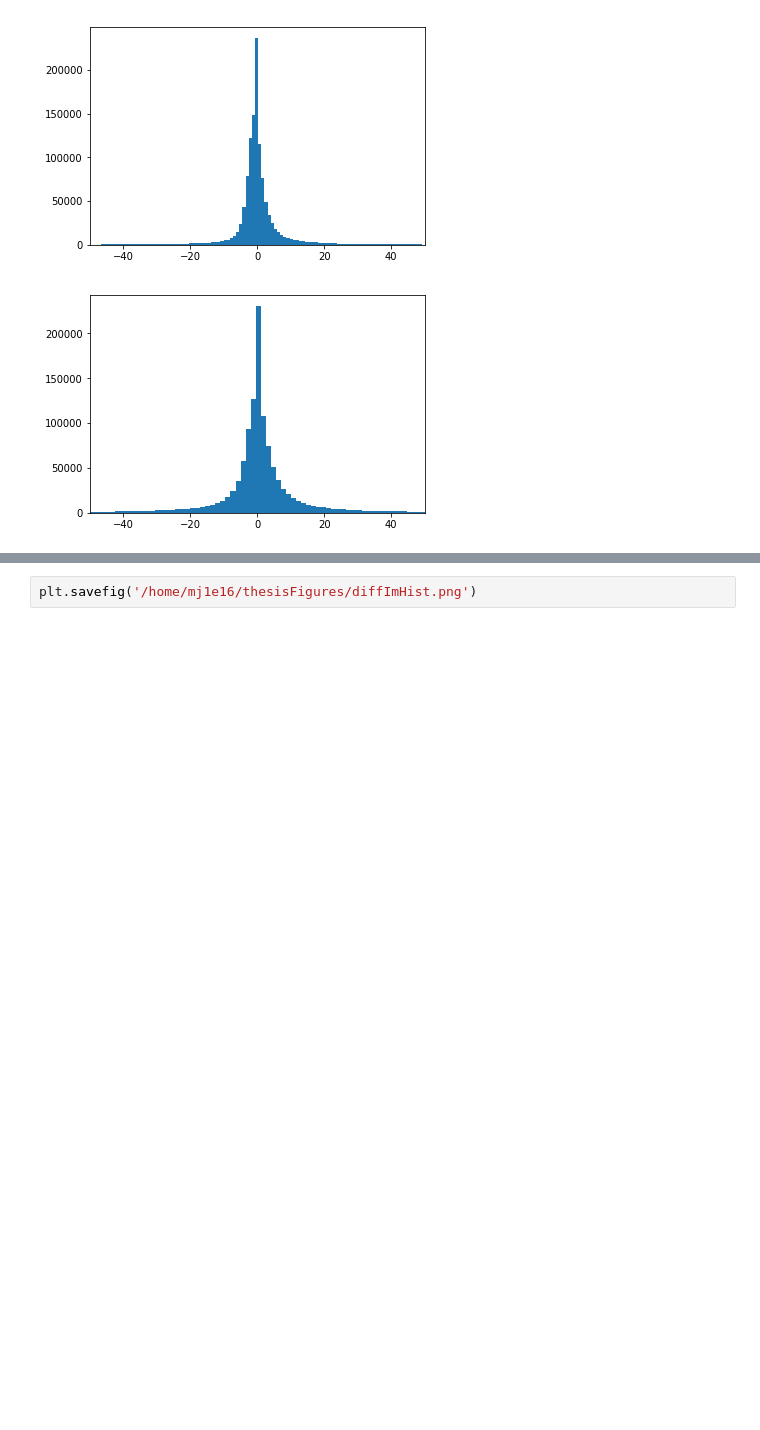
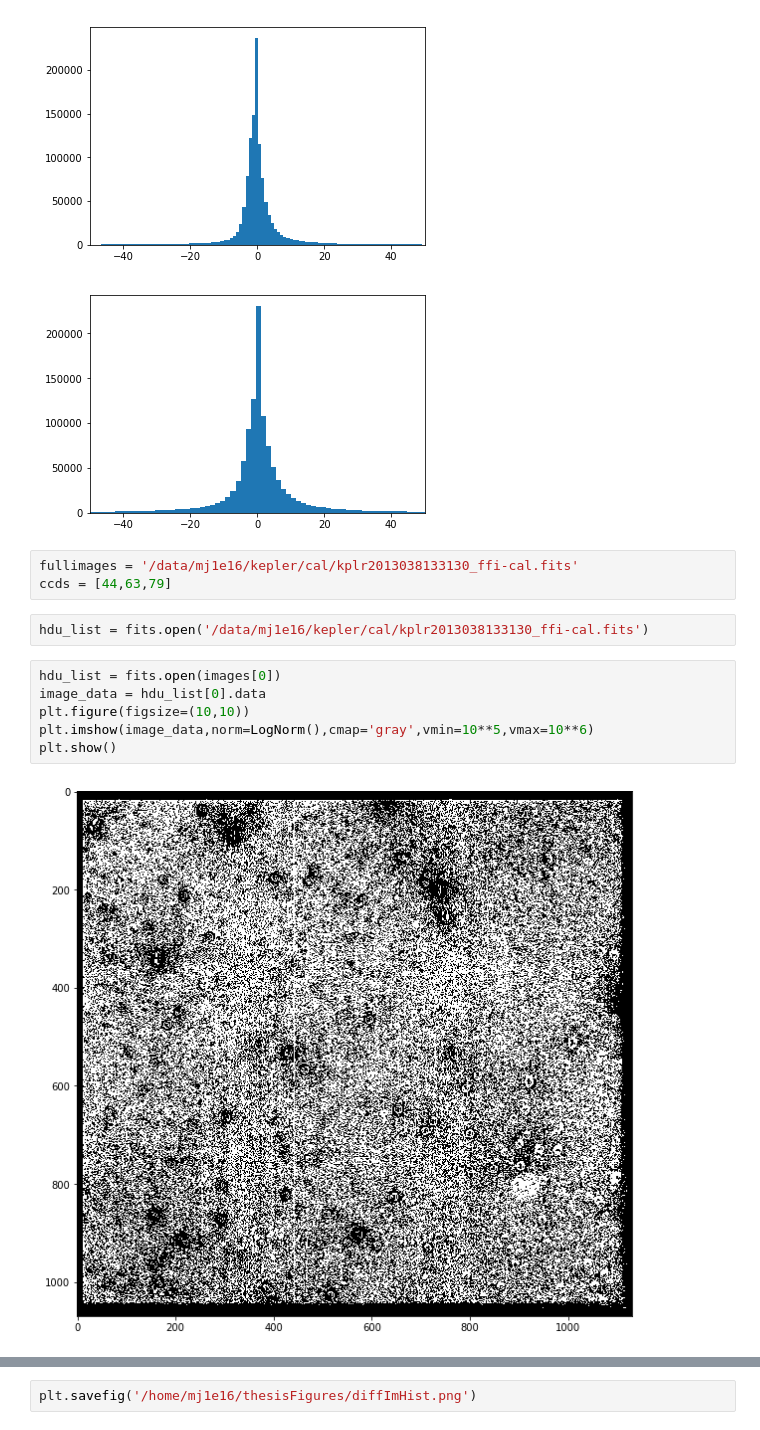
Before and after one commit to mj1e16lsst/keplerPhotometry, a Jupyter notebook: histograms.ipynb, the cells around one changed output, grey strips where cells are left out. Saved outputs shown, nothing was run; the diff lists cells and outputs as text; blank space fills up the shorter version.

```diff
--- a/histograms.ipynb
+++ b/histograms.ipynb
@@ -302,3 +298,16 @@ for im in images:
 [figure]
 [figure]
 [figure]
+# %%
+fullimages = '/data/mj1e16/kepler/cal/kplr2013038133130_ffi-cal.fits'
+ccds = [44,63,79]
+# %%
+hdu_list = fits.open('/data/mj1e16/kepler/cal/kplr2013038133130_ffi-cal.fits')
+# %%
+hdu_list = fits.open(images[0])
+image_data = hdu_list[0].data
+plt.figure(figsize=(10,10))
+plt.imshow(image_data,norm=LogNorm(),cmap='gray',vmin=10**5,vmax=10**6)
+plt.show()
+# %% [output]
+[figure, added]
```
Also changed, not shown: parts of 4 cells of this notebook, 11 other files.
